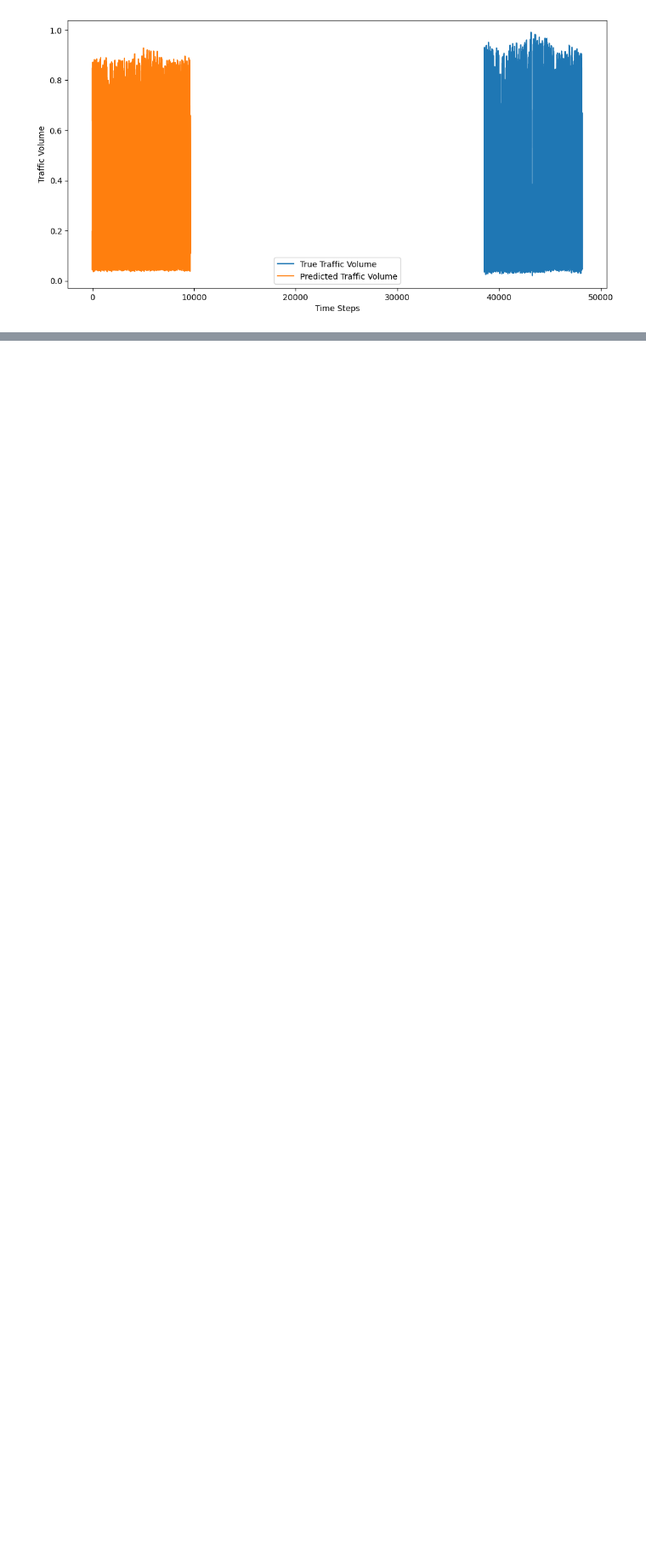
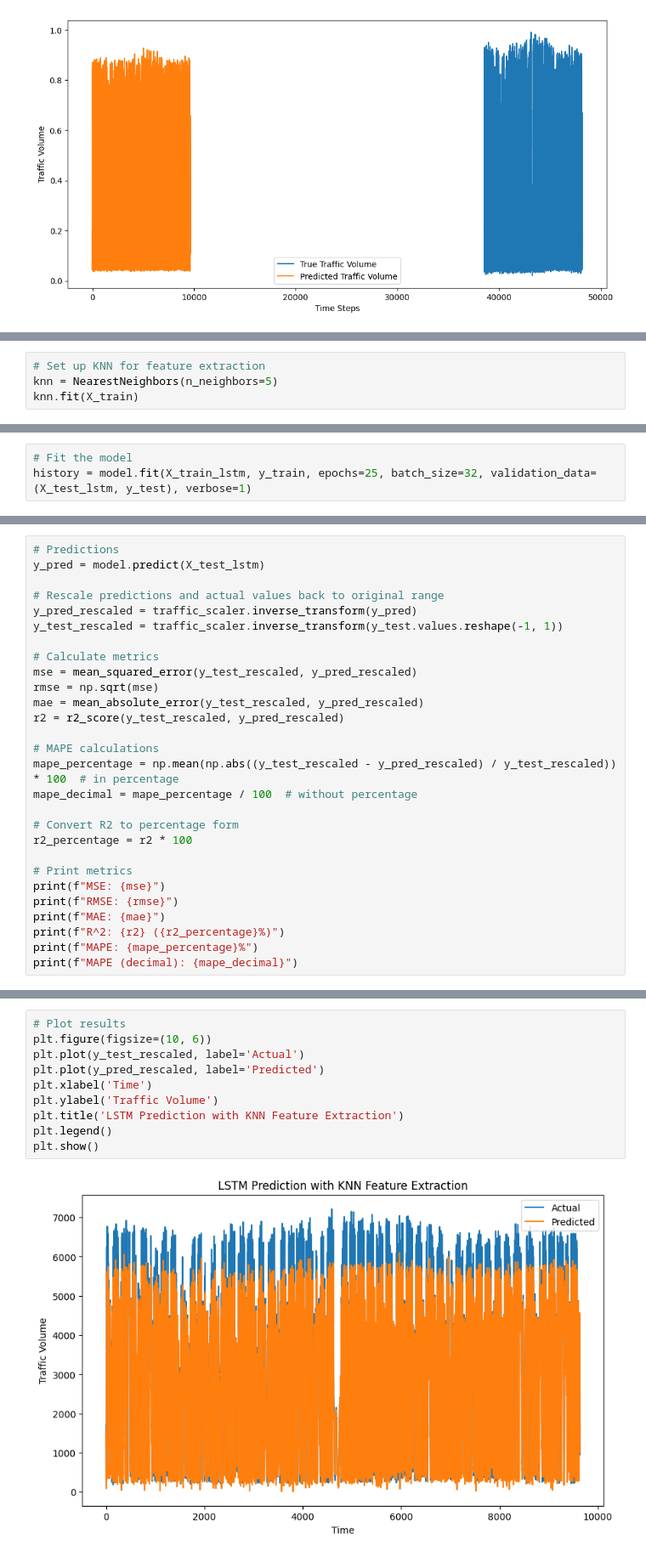
Before and after one commit to dr-mushtaq/Research-Work, a Jupyter notebook: Traffic_Prediction_System.ipynb, the cells around one changed output, grey strips where cells are left out. Shown at 85% size. Drawn from its saved outputs; the diff is of its cells as text; blank space fills up the shorter version.

```diff
--- a/Traffic_Prediction_System.ipynb
+++ b/Traffic_Prediction_System.ipynb
@@ -376,0 +373,4 @@ plt.show()
+# %%
+# Set up KNN for feature extraction
+knn = NearestNeighbors(n_neighbors=5)
+knn.fit(X_train)
@@ -376,0 +405,3 @@ plt.show()
+# %%
+# Fit the model
+history = model.fit(X_train_lstm, y_train, epochs=25, batch_size=32, validation_data=(X_test_lstm, y_test), verbose=1)
@@ -376,0 +426,28 @@ plt.show()
+# %%
+# Predictions
+y_pred = model.predict(X_test_lstm)
+
+# Rescale predictions and actual values back to original range
+y_pred_rescaled = traffic_scaler.inverse_transform(y_pred)
+y_test_rescaled = traffic_scaler.inverse_transform(y_test.values.reshape(-1, 1))
+
+# Calculate metrics
+mse = mean_squared_error(y_test_rescaled, y_pred_rescaled)
+rmse = np.sqrt(mse)
+mae = mean_absolute_error(y_test_rescaled, y_pred_rescaled)
+r2 = r2_score(y_test_rescaled, y_pred_rescaled)
+
+# MAPE calculations
+mape_percentage = np.mean(np.abs((y_test_rescaled - y_pred_rescaled) / y_test_rescaled)) * 100  # in percentage
+mape_decimal = mape_percentage / 100  # without percentage
+
+# Convert R2 to percentage form
+r2_percentage = r2 * 100
+
+# Print metrics
+print(f"MSE: {mse}")
+print(f"RMSE: {rmse}")
+print(f"MAE: {mae}")
+print(f"R^2: {r2} ({r2_percentage}%)")
+print(f"MAPE: {mape_percentage}%")
+print(f"MAPE (decimal): {mape_decimal}")
@@ -376,0 +462,12 @@ plt.show()
+# %%
+# Plot results
+plt.figure(figsize=(10, 6))
+plt.plot(y_test_rescaled, label='Actual')
+plt.plot(y_pred_rescaled, label='Predicted')
+plt.xlabel('Time')
+plt.ylabel('Traffic Volume')
+plt.title('LSTM Prediction with KNN Feature Extraction')
+plt.legend()
+plt.show()
+# %% [output]
+[figure, added]
```
Also changed, not shown: parts of 9 cells of this notebook.
